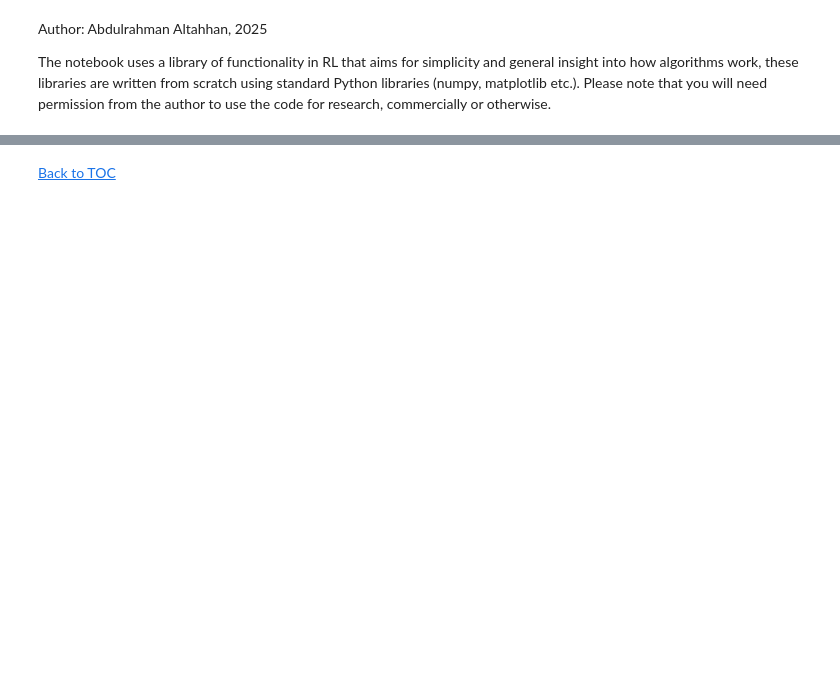
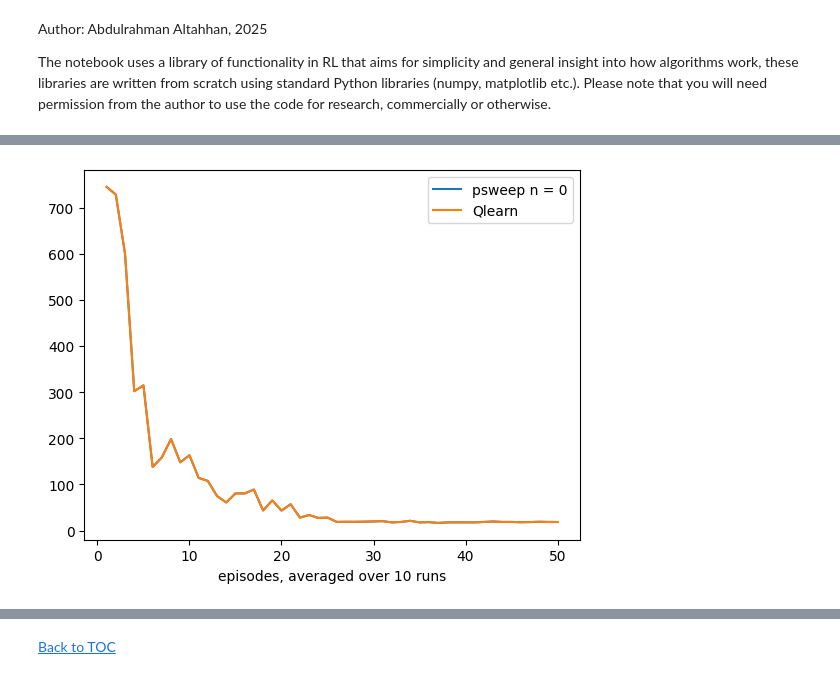
Before and after one commit to agstephens/RL-mkdocs, a Jupyter notebook: docs/workseets/worksheet10.ipynb, the cells around one changed output, grey strips where cells are left out. Saved outputs shown, nothing was run; the diff lists cells and outputs as text; code cells hidden in the pictures; blank space fills up the shorter version.

```diff
--- a/docs/workseets/worksheet10.ipynb
+++ b/docs/workseets/worksheet10.ipynb
@@ -53,31 +35,0 @@ First, let us develop our MRP class to accommodate waiting for n-1 steps before
-# %%
-class MRP(MRP):
-
-    def __init__(self, n=1, **kw):
-        super().__init__(**kw)
-        self.n = n
-
-    #----------------------------------- 🐾steps as per the algorithm style --------------------------
-    def stop_ep(self, done):
-        return self.stop_(done) or (self.t+1 >= self.max_t-1 and self.store)
-
-    def stop_(self,done):
-        if done:
-            self.skipstep +=1                     # holds the count for how many steps after ep is finished (will reach n-1)
-            if self.skipstep == self.n:
-                self.t = self.t+1 - self.skipstep # returns t to its original actual count of number of steps.  it is executed before self.t+=1 in interact and hence +1 is necessary
-                self.skipstep = 0
-                return True
-            return False
-
-        self.skipstep = 0
-        return False
-    #-----------------------------------💰 returns --------------------------------------------------
-    def G(self, τ1, τn):    # n-steps return, called during an episode
-
-        #if self.γ==1: return self.r[τ1:τn+1].sum() # this saves computation when no dsicount is applied
-        Gn = 0
-        for t in range(τn, τ1-1, -1): # yields τn-τ1= (τ+n)-(τ+1)= n-1 setps
-            Gn = self.γ*Gn + self.r[t]
-
-        return Gn
@@ -384,0 +174,5 @@ Try to implement the correct off-policy n-step Sarsa presented in page 149 of th
+# %%
+psweep0 = Runs(algorithm=Psweeping(env=maze(), α=.1, γ=.95, m=0, θ=0, episodes=50),runs=10, plotT=True).interact(label='psweep n = %d'%0)
+qlearn = Runs(algorithm=Qlearn(env=maze(), α=.1, γ=.95, episodes=50),runs=10, plotT=True).interact(label='Qlearn')
+# %% [output]
+[figure, added]
```
Also changed, not shown: parts of 102 cells of this notebook, 8 other files.
